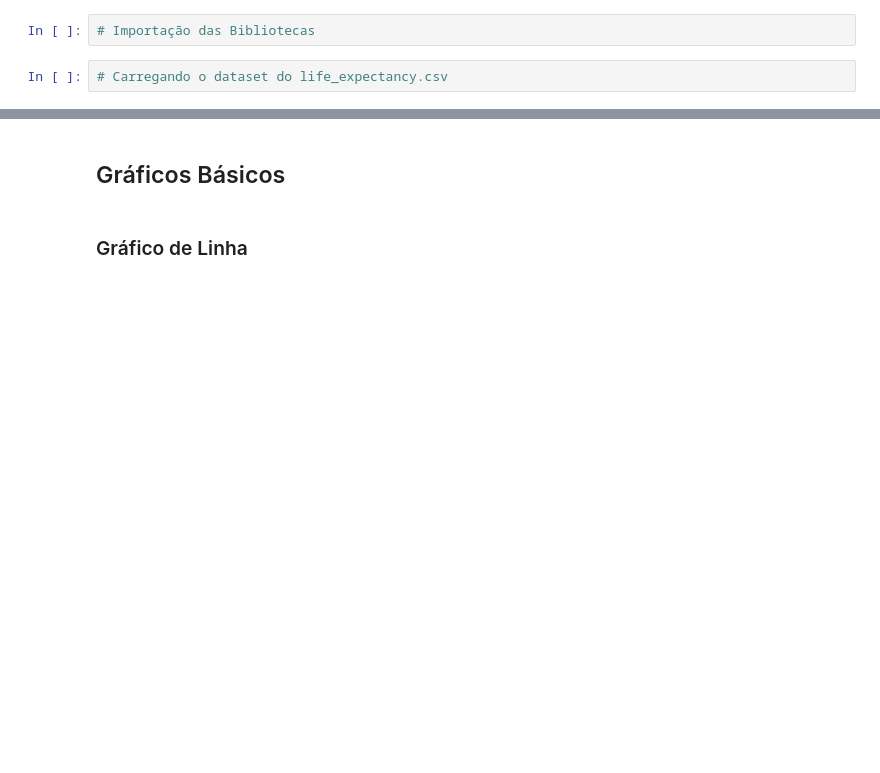
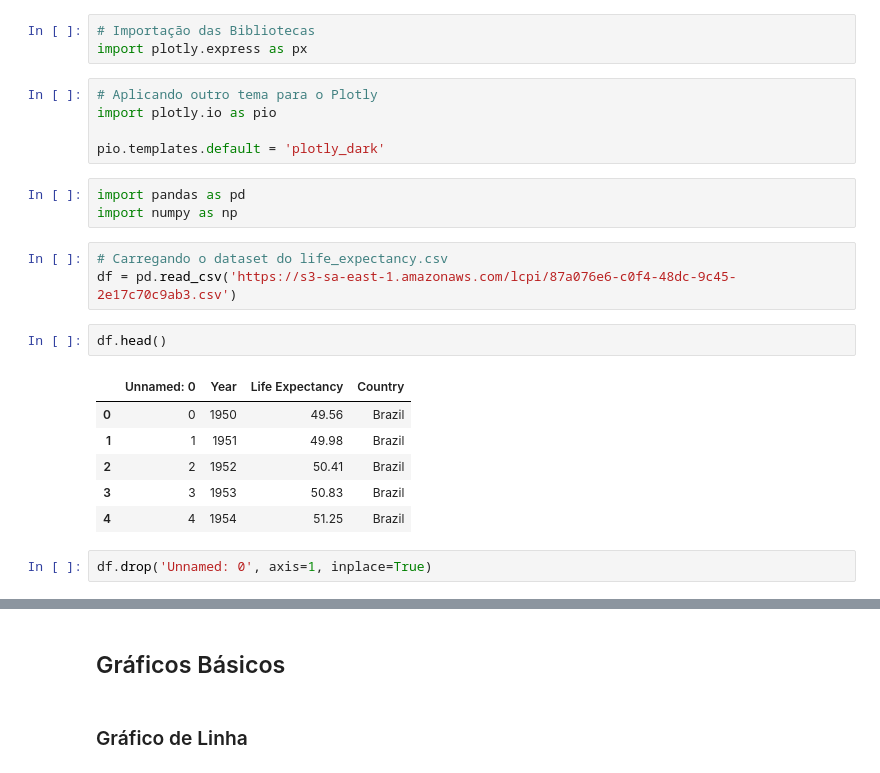
Before and after one commit to walisson-silva-ada/827-data-toolbox, a Jupyter notebook: 05. Plotly/05. Plotly.ipynb, the cells around one changed output, grey strips where cells are left out. Saved outputs shown, nothing was run; the diff lists cells and outputs as text; blank space fills up the shorter version.

Commit message:
[27/01] Plotly - Introdução

```diff
--- a/05. Plotly/05. Plotly.ipynb
+++ b/05. Plotly/05. Plotly.ipynb
@@ -20,4 +24,25 @@ Requirement already satisfied, skipping upgrade: tenacity>=6.2.0 in /home/waliss
 # %%
 # Importação das Bibliotecas
+import plotly.express as px
+# %%
+# Aplicando outro tema para o Plotly
+import plotly.io as pio
+
+pio.templates.default = 'plotly_dark'
+# %%
+import pandas as pd
+import numpy as np
 # %%
 # Carregando o dataset do life_expectancy.csv
+df = pd.read_csv('https://s3-sa-east-1.amazonaws.com/lcpi/87a076e6-c0f4-48dc-9c45-2e17c70c9ab3.csv')
+# %%
+df.head()
+# %% [output]
+|  | Unnamed: 0 | Year | Life Expectancy | Country |
+| 0 | 0 | 1950 | 49.56 | Brazil |
+| 1 | 1 | 1951 | 49.98 | Brazil |
+| 2 | 2 | 1952 | 50.41 | Brazil |
+| 3 | 3 | 1953 | 50.83 | Brazil |
+| 4 | 4 | 1954 | 51.25 | Brazil |
+# %%
+df.drop('Unnamed: 0', axis=1, inplace=True)
```
Also changed, not shown: parts of 4 cells of this notebook, 1 other file.
